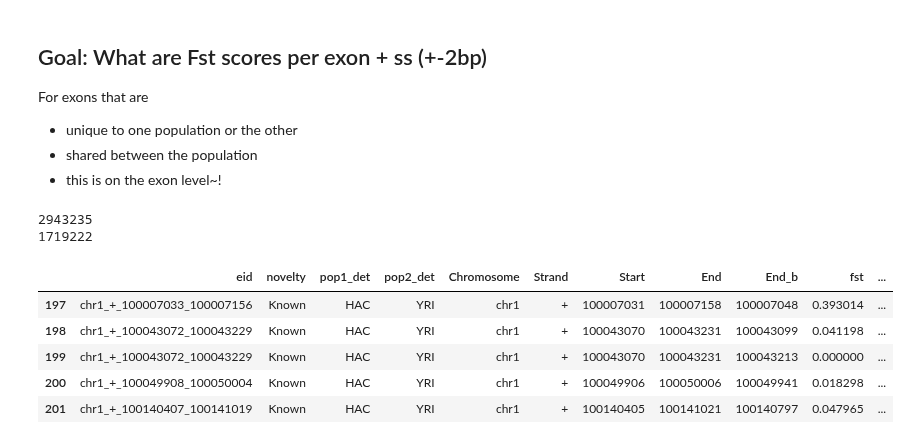
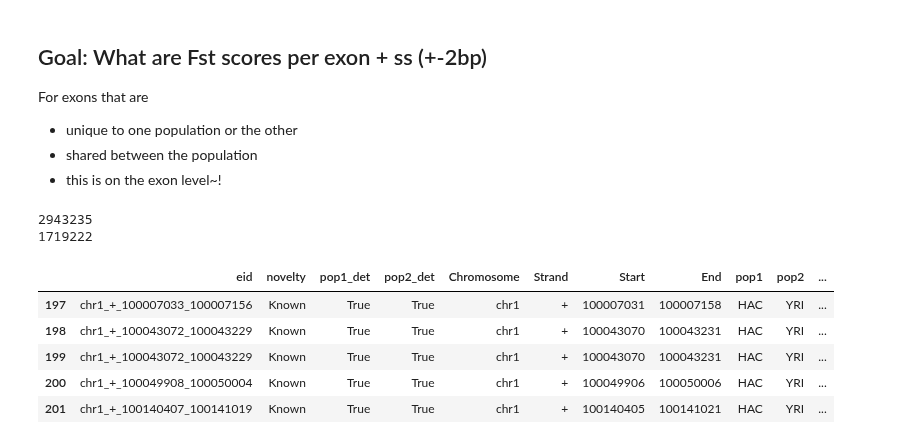
Before and after one commit to fairliereese/240903_pt, a Jupyter notebook: analysis/pop_div_snp_level_fsts.ipynb, the cells around one changed output. Cells and saved outputs as stored; diff of their text form; code cells hidden in the pictures.

```diff
--- a/analysis/pop_div_snp_level_fsts.ipynb
+++ b/analysis/pop_div_snp_level_fsts.ipynb
@@ -37,26 +38,23 @@ def proc_cfg(entry, od):
 # %%
 df = pd.read_csv(proc_cfg(config['lr']['exons_ss_in_pops_fsts_summary'], od),
                  sep='\t')
-# df.rename({'ThickStart':'eid',
-#            'ThickEnd':'novelty',
-#            'ItemRGB':'pop1_det',
-#            'BlockCount':'pop2_det'},
-#           axis=1, inplace=True)
+df.rename({'pop2_der':'pop2_det'},
+          axis=1, inplace=True)
 
-# # set all <0 fsts --> 0 https://www.biostars.org/p/132253/
-# df.loc[df.fst<0, 'fst'] = 0
+# set all <0 fsts --> 0 https://www.biostars.org/p/132253/
+df.loc[df.fst<0, 'fst'] = 0
 
-# # since this is biallelic snp level, remove all exons that didnt intersect
-# print(len(df.index))
-# df = df.loc[df.End_b!=-1]
-# print(len(df.index))
+# since this is biallelic snp level, remove all exons that didnt intersect
+print(len(df.index))
+df = df.loc[df.End_b!=-1]
+print(len(df.index))
 df.head()
 # %% [output]
 2943235
 1719222
-|  | eid | novelty | pop1_det | pop2_det | Chromosome | Strand | Start | End | End_b | fst | ... |
-| 197 | chr1_+_100007033_100007156 | Known | HAC | YRI | chr1 | + | 100007031 | 100007158 | 100007048 | 0.393014 | ... |
-| 198 | chr1_+_100043072_100043229 | Known | HAC | YRI | chr1 | + | 100043070 | 100043231 | 100043099 | 0.041198 | ... |
-| 199 | chr1_+_100043072_100043229 | Known | HAC | YRI | chr1 | + | 100043070 | 100043231 | 100043213 | 0.000000 | ... |
-| 200 | chr1_+_100049908_100050004 | Known | HAC | YRI | chr1 | + | 100049906 | 100050006 | 100049941 | 0.018298 | ... |
-| 201 | chr1_+_100140407_100141019 | Known | HAC | YRI | chr1 | + | 100140405 | 100141021 | 100140797 | 0.047965 | ... |
+|  | eid | novelty | pop1_det | pop2_det | Chromosome | Strand | Start | End | pop1 | pop2 | ... |
+| 197 | chr1_+_100007033_100007156 | Known | True | True | chr1 | + | 100007031 | 100007158 | HAC | YRI | ... |
+| 198 | chr1_+_100043072_100043229 | Known | True | True | chr1 | + | 100043070 | 100043231 | HAC | YRI | ... |
+| 199 | chr1_+_100043072_100043229 | Known | True | True | chr1 | + | 100043070 | 100043231 | HAC | YRI | ... |
+| 200 | chr1_+_100049908_100050004 | Known | True | True | chr1 | + | 100049906 | 100050006 | HAC | YRI | ... |
+| 201 | chr1_+_100140407_100141019 | Known | True | True | chr1 | + | 100140405 | 100141021 | HAC | YRI | ... |
```
Also changed, not shown: parts of 8 cells of this notebook, 2 other files.
